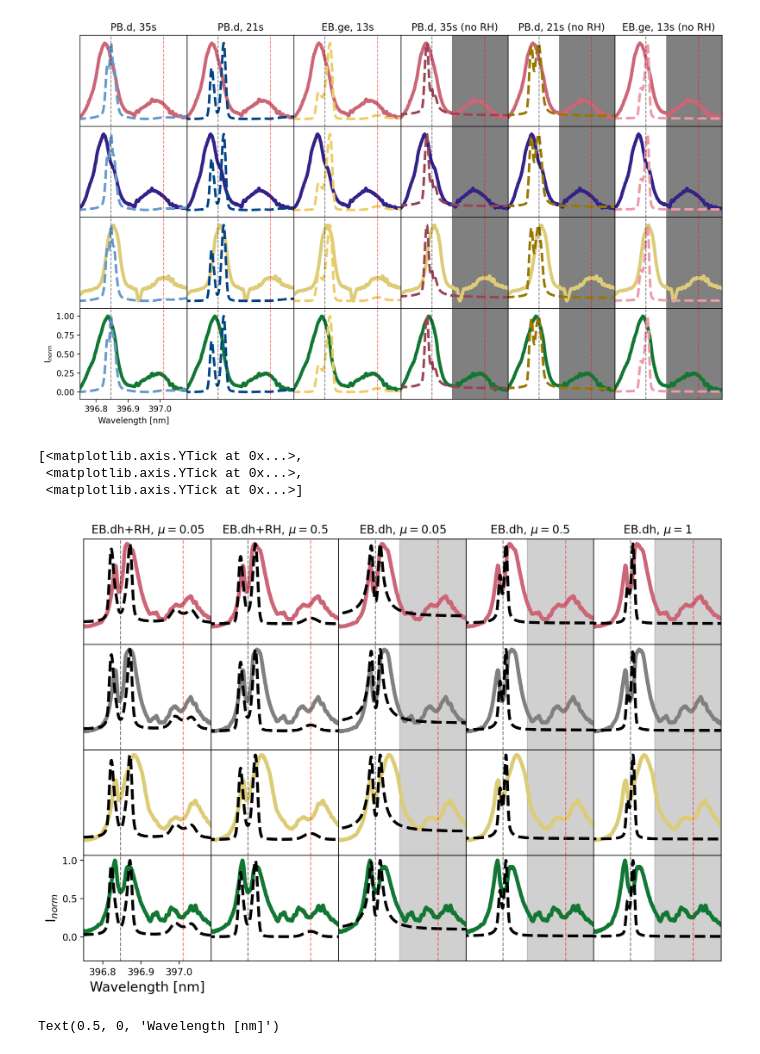
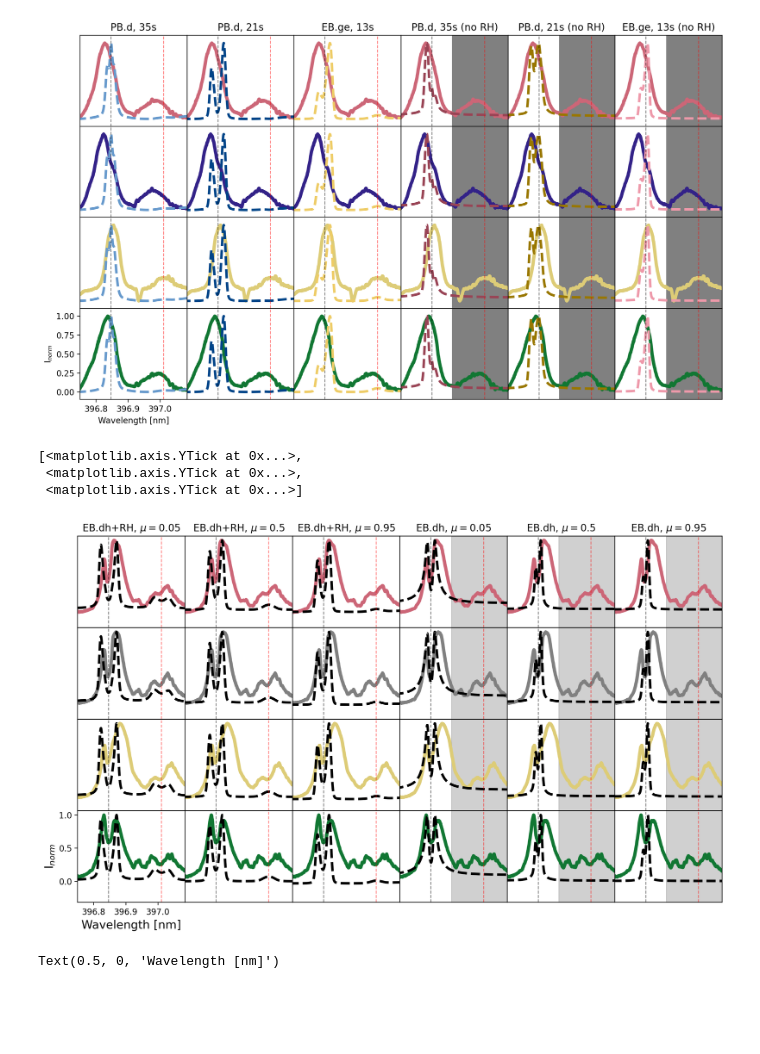
Before and after one commit to coletamburri2112/Flare_Patrol_Analysis, a Jupyter notebook: NOTEBOOKS/11_Aug_2024_Flare_Paper_Plots/11Aug2024_DKIST_RADYN+RH_CaIIH_Heps.ipynb, the cells around one changed output. Drawn from its saved outputs; the diff is of its cells as text; code cells hidden in the pictures; blank space fills up the shorter version.

Commit message:
figure mods; processing of t=0'

```diff
--- a/NOTEBOOKS/11_Aug_2024_Flare_Paper_Plots/11Aug2024_DKIST_RADYN+RH_CaIIH_Heps.ipynb
+++ b/NOTEBOOKS/11_Aug_2024_Flare_Paper_Plots/11Aug2024_DKIST_RADYN+RH_CaIIH_Heps.ipynb
@@ -747,8 +838,8 @@ colors=tol_colors.tol_cset('muted')
 
 modcolors=tol_colors.tol_cset('high-contrast')
 
-modstyles = ['--','--','--','--','--']
-fig,ax=plt.subplots(4,5,dpi=200,figsize=(12,8))
+modstyles = ['--','--','--','--','--','--']
+fig,ax=plt.subplots(4,6,dpi=200,figsize=(14,8))
 for i in range(4):
     for j in range(len(modelscomp)):
         if i==1:
@@ -757,39 +848,40 @@ for i in range(4):
             ax[i,j].plot(dkist_wl,normalize_range(dkist_int[lowvisp+int(cc[choice_is[i]][0]),:,int(cc[choice_is[i]][1])],contmin=lowvisp),alpha=1,linewidth=4,c=colors[i])
 
         ax[i,j].plot(dkist_wl,normalize_range(modelscomp[j],contmin=lowvisp),linewidth=3,color='black',linestyle=modstyles[j])
         ax[i,j].set_xlim([396.75,397.084])
 
         if i!=3 or j!=0:
             ax[i,j].set_xticks([])
             ax[i,j].set_yticks([])
 
-        if j >1:
+        if j >2:
             ax[i,j].axvspan(396.91,397.09,color='grey',alpha=0.2)
             ax[i,j].axvspan(396.91,397.09,color='grey',alpha=0.2)
 
         ax[i,j].axvline(396.846,c='black',linestyle='dashed',linewidth=1,alpha=0.5)
 
         ax[i,j].axvline(397.01,c='red',linestyle='dashed',linewidth=1,alpha=0.5)
 
 
+ax[0,0].set_title('EB.dh+RH, $\mu=0.05$')
 ax[0,1].set_title('EB.dh+RH, $\mu=0.5$')
-ax[0,0].set_title('EB.dh+RH, $\mu=0.05$')
-ax[0,2].set_title('EB.dh, $\mu=0.05$')
-ax[0,3].set_title('EB.dh, $\mu=0.5$')
-ax[0,4].set_title('EB.dh, $\mu=1$')
+ax[0,2].set_title('EB.dh+RH, $\mu=0.95$')
+ax[0,3].set_title('EB.dh, $\mu=0.05$')
+ax[0,4].set_title('EB.dh, $\mu=0.5$')
+ax[0,5].set_title('EB.dh, $\mu=0.95$')
 
 fig.subplots_adjust(hspace=0, wspace=0)
 
 ax[3,0].set_ylabel(r'I$_{norm}$',fontsize=14)
 ax[3,0].set_xlabel('Wavelength [nm]',fontsize=14)
 
 ax[3,0].set_xticks([396.8,396.9,397.0])
 ax[3,0].set_yticks([0,0.5,1])
 # %% [output]
 [<matplotlib.axis.YTick at 0x...>,
  <matplotlib.axis.YTick at 0x...>,
  <matplotlib.axis.YTick at 0x...>]
-[figure, old version]
+[figure, new version]
 # %%
 #for symm
 
```
Also changed, not shown: parts of 3 cells of this notebook, 2 other files.
